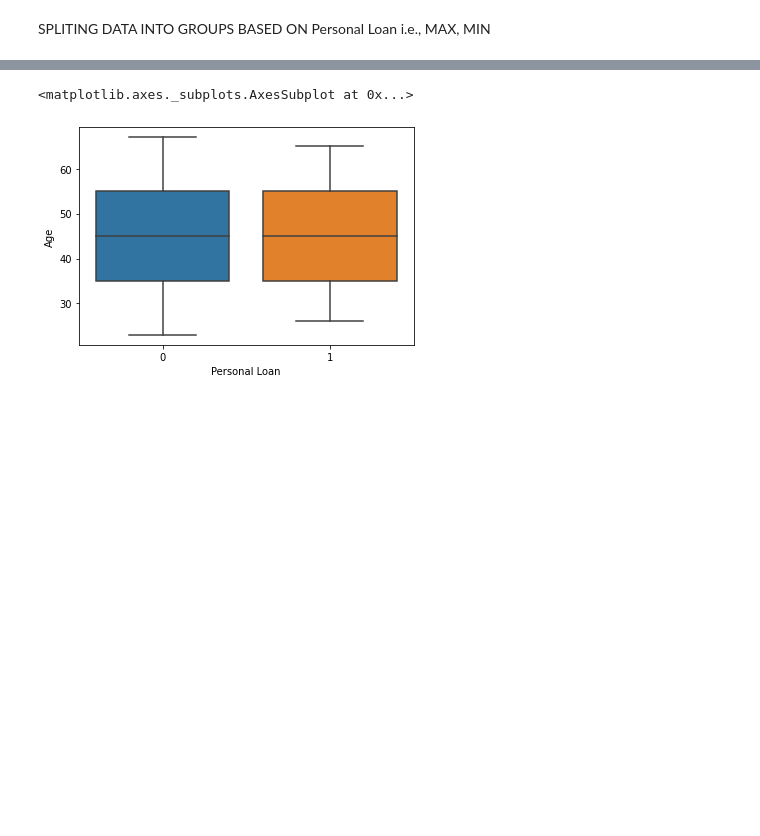
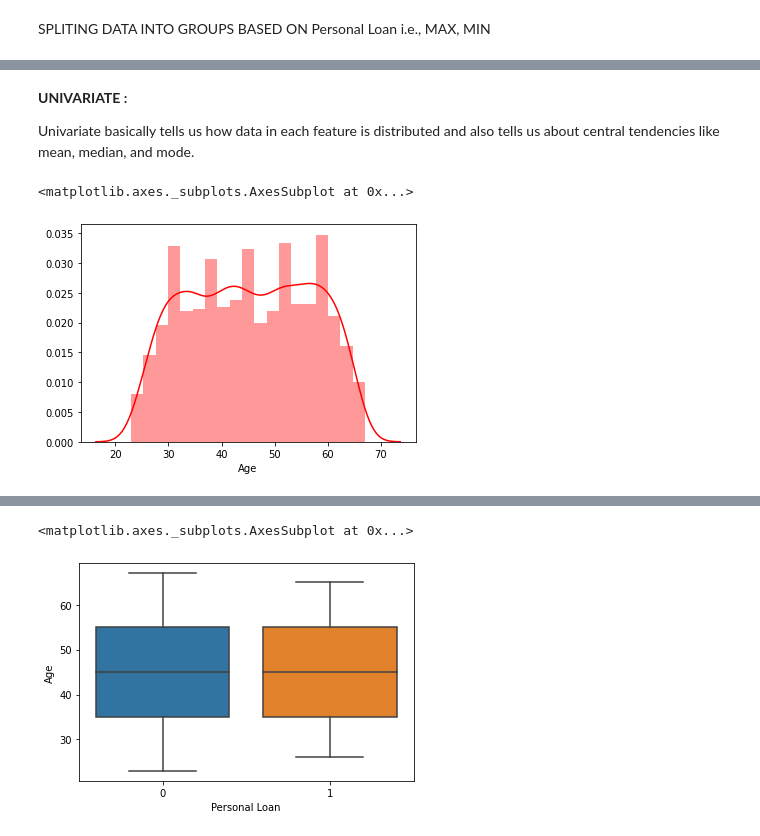
Before and after one commit to TusharGupta-07/First_machine_learning_project_bank, a Jupyter notebook: Machine_learning_project_Bank.ipynb, the cells around one changed output, grey strips where cells are left out. Cells and saved outputs as stored; diff of their text form; code cells hidden in the pictures; blank space fills up the shorter version.

```diff
--- a/Machine_learning_project_Bank.ipynb
+++ b/Machine_learning_project_Bank.ipynb
@@ -300,0 +445,9 @@ user_data.groupby(['Personal Loan']).agg(['min','max'])
+# %% [markdown]
+**UNIVARIATE :**
+
+Univariate basically tells us how data in each feature is distributed and also tells us about central tendencies like mean, median, and mode.
+# %%
+sns.distplot( user_data['Age'], color = 'r')
+# %% [output]
+<matplotlib.axes._subplots.AxesSubplot at 0x...>
+[figure, added]
```
Also changed, not shown: parts of 138 cells of this notebook.
